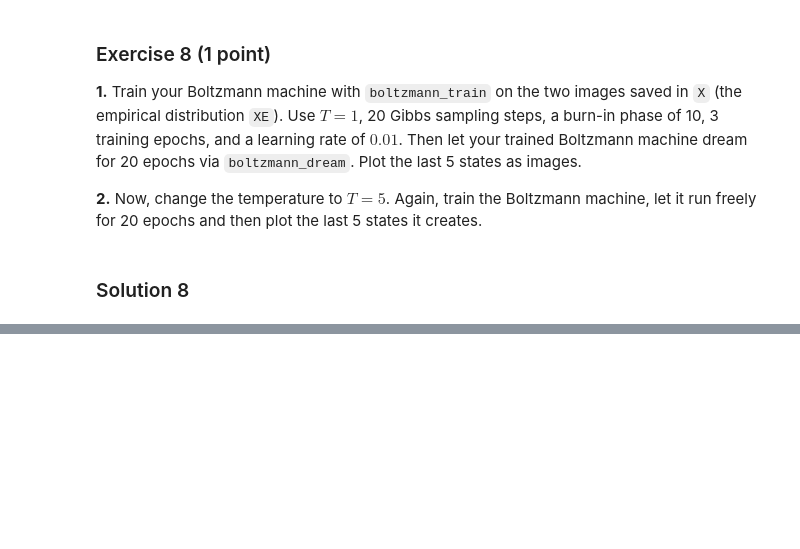
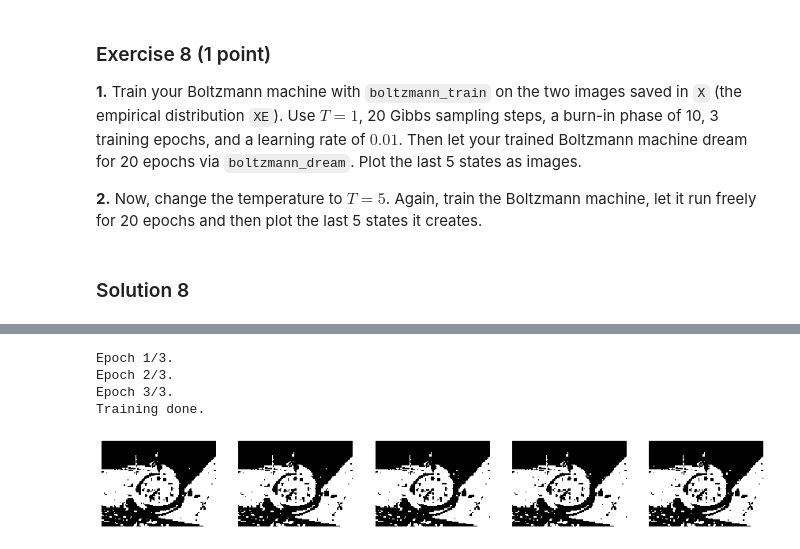
Before and after one commit to mtsatsev/Neural-Networks, a Jupyter notebook: Chapter_09_boltzmann.ipynb, the cells around one changed output, grey strips where cells are left out. Drawn from its saved outputs; the diff is of its cells as text; code cells hidden in the pictures; blank space fills up the shorter version.

```diff
--- a/Chapter_09_boltzmann.ipynb
+++ b/Chapter_09_boltzmann.ipynb
@@ -315,12 +284,18 @@ dreams = bolltzman_dream(w,b)
 # %%
 # Train Boltzmann machine
 ## Code here ##
 w, b = boltzmann_train(X,temperature=5,n_epochs=3)
 
 # Test Boltzmann machine
 ## Code here ##
 dreams = bolltzman_dream(w,b,temperature=5)
 
-
 # Plot last 5 samples
 ## Code here ##
+plot_dreams(dreams)
+# %% [output]
+Epoch 1/3.
+Epoch 2/3.
+Epoch 3/3.
+Training done.
+[figure, added]
```
Also changed, not shown: parts of 8 cells of this notebook, 1 other file.
